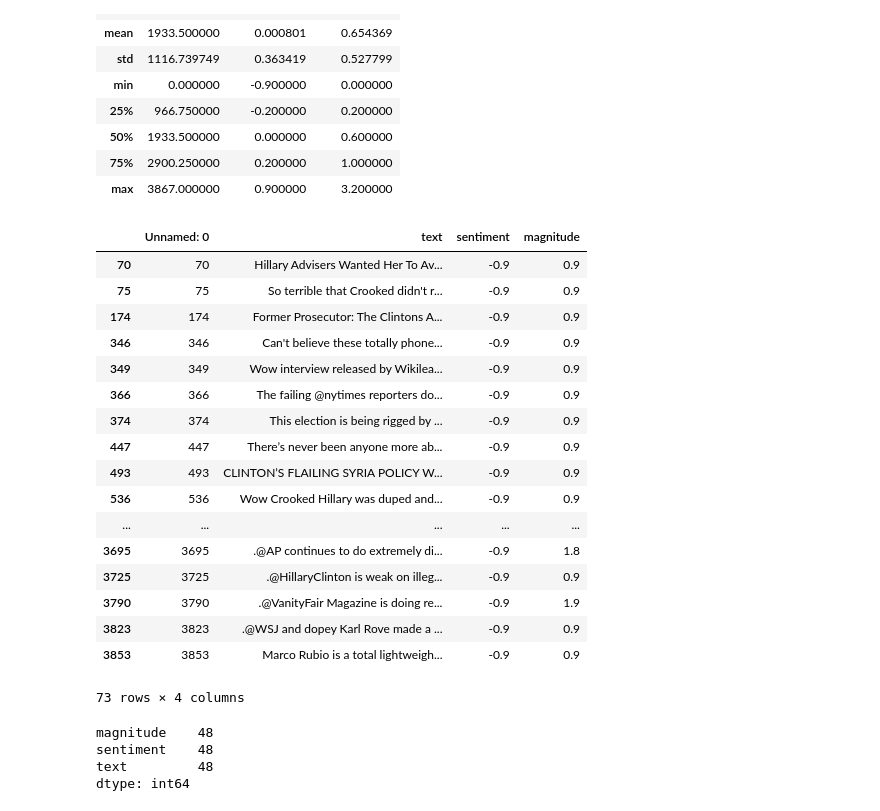
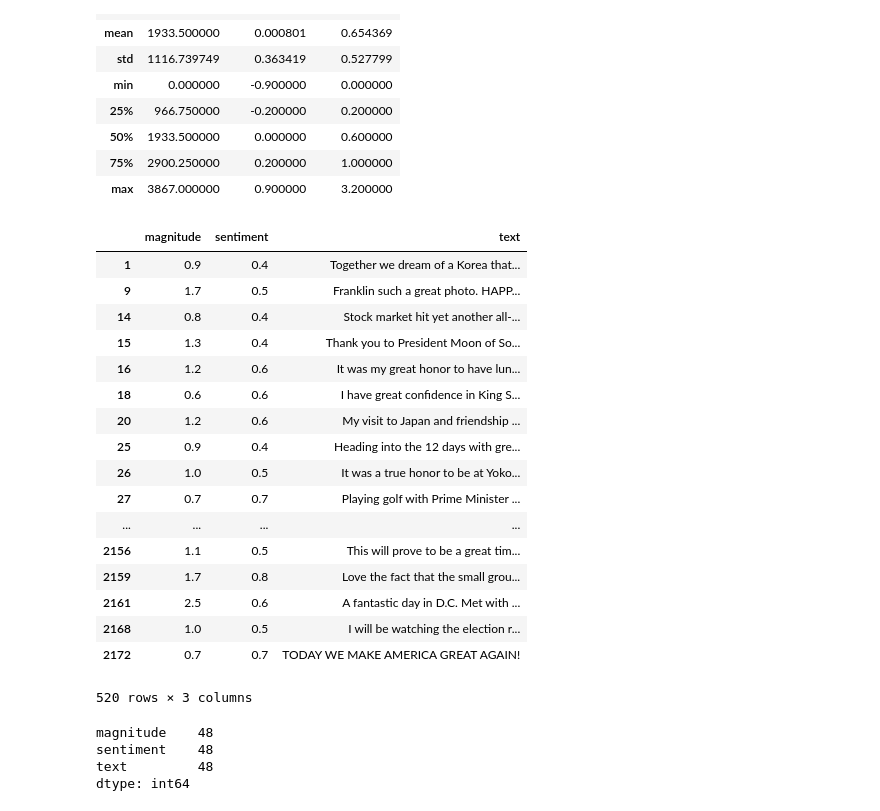
Before and after one commit to EthanH43/text_generator, a Jupyter notebook: Model/Tweet Sentiment Analysis.ipynb, the cells around one changed output. Drawn from its saved outputs; the diff is of its cells as text; code cells hidden in the pictures.

Commit message:
sentiment analysis finishes

```diff
--- a/Model/Tweet Sentiment Analysis.ipynb
+++ b/Model/Tweet Sentiment Analysis.ipynb
@@ -131,26 +219,26 @@ pre_election_sentiment.describe()
 | 75% | 2900.250000 | 0.200000 | 1.000000 |
 | max | 3867.000000 | 0.900000 | 3.200000 |
 # %%
-pre_election_sentiment[pre_election_sentiment['sentiment'].astype('float') <(-0.85)]
+post_election_full[post_election_full['sentiment'].astype('float') >(0.35)]
 # %% [output]
-|  | Unnamed: 0 | text | sentiment | magnitude |
-| 70 | 70 | Hillary Advisers Wanted Her To Av... | -0.9 | 0.9 |
-| 75 | 75 | So terrible that Crooked didn't r... | -0.9 | 0.9 |
-| 174 | 174 | Former Prosecutor: The Clintons A... | -0.9 | 0.9 |
-| 346 | 346 | Can't believe these totally phone... | -0.9 | 0.9 |
-| 349 | 349 | Wow interview released by Wikilea... | -0.9 | 0.9 |
-| 366 | 366 | The failing @nytimes reporters do... | -0.9 | 0.9 |
-| 374 | 374 | This election is being rigged by ... | -0.9 | 0.9 |
-| 447 | 447 | There’s never been anyone more ab... | -0.9 | 0.9 |
-| 493 | 493 | CLINTON’S FLAILING SYRIA POLICY W... | -0.9 | 0.9 |
-| 536 | 536 | Wow Crooked Hillary was duped and... | -0.9 | 0.9 |
-| ... | ... | ... | ... | ... |
-| 3695 | 3695 | .@AP continues to do extremely di... | -0.9 | 1.8 |
-| 3725 | 3725 | .@HillaryClinton is weak on illeg... | -0.9 | 0.9 |
-| 3790 | 3790 | .@VanityFair Magazine is doing re... | -0.9 | 1.9 |
-| 3823 | 3823 | .@WSJ and dopey Karl Rove made a ... | -0.9 | 0.9 |
-| 3853 | 3853 | Marco Rubio is a total lightweigh... | -0.9 | 0.9 |
+|  | magnitude | sentiment | text |
+| 1 | 0.9 | 0.4 | Together we dream of a Korea that... |
+| 9 | 1.7 | 0.5 | Franklin such a great photo. HAPP... |
+| 14 | 0.8 | 0.4 | Stock market hit yet another all-... |
+| 15 | 1.3 | 0.4 | Thank you to President Moon of So... |
+| 16 | 1.2 | 0.6 | It was my great honor to have lun... |
+| 18 | 0.6 | 0.6 | I have great confidence in King S... |
+| 20 | 1.2 | 0.6 | My visit to Japan and friendship ... |
+| 25 | 0.9 | 0.4 | Heading into the 12 days with gre... |
+| 26 | 1.0 | 0.5 | It was a true honor to be at Yoko... |
+| 27 | 0.7 | 0.7 | Playing golf with Prime Minister ... |
+| ... | ... | ... | ... |
+| 2156 | 1.1 | 0.5 | This will prove to be a great tim... |
+| 2159 | 1.7 | 0.8 | Love the fact that the small grou... |
+| 2161 | 2.5 | 0.6 | A fantastic day in D.C. Met with ... |
+| 2168 | 1.0 | 0.5 | I will be watching the election r... |
+| 2172 | 0.7 | 0.7 | TODAY WE MAKE AMERICA GREAT AGAIN! |
-73 rows × 4 columns
+520 rows × 3 columns
 # %%
 post_election_full[post_election_full['sentiment'].astype('float') <(-0.85)].count()
 # %% [output]
```
Also changed, not shown: parts of 16 cells of this notebook, 4 other files.
